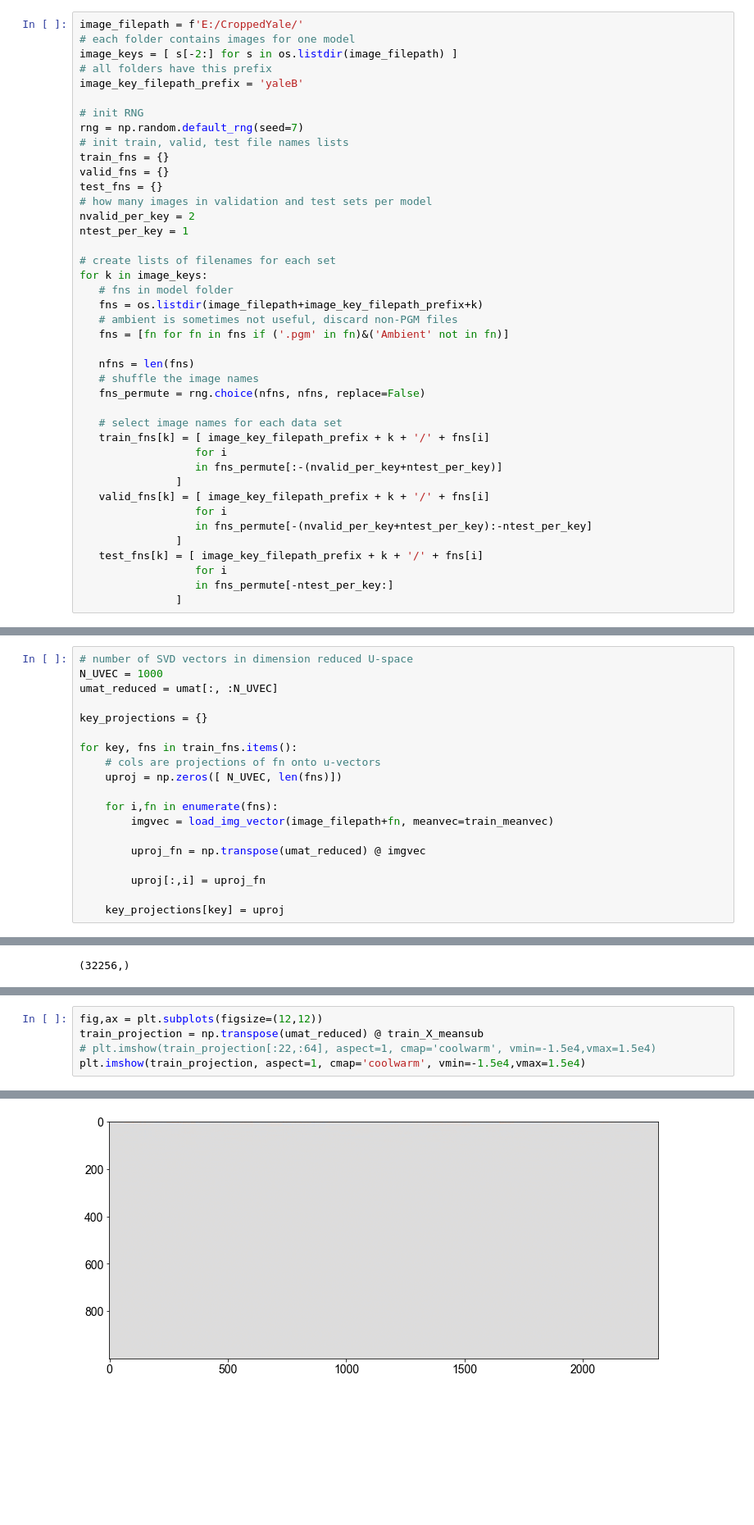
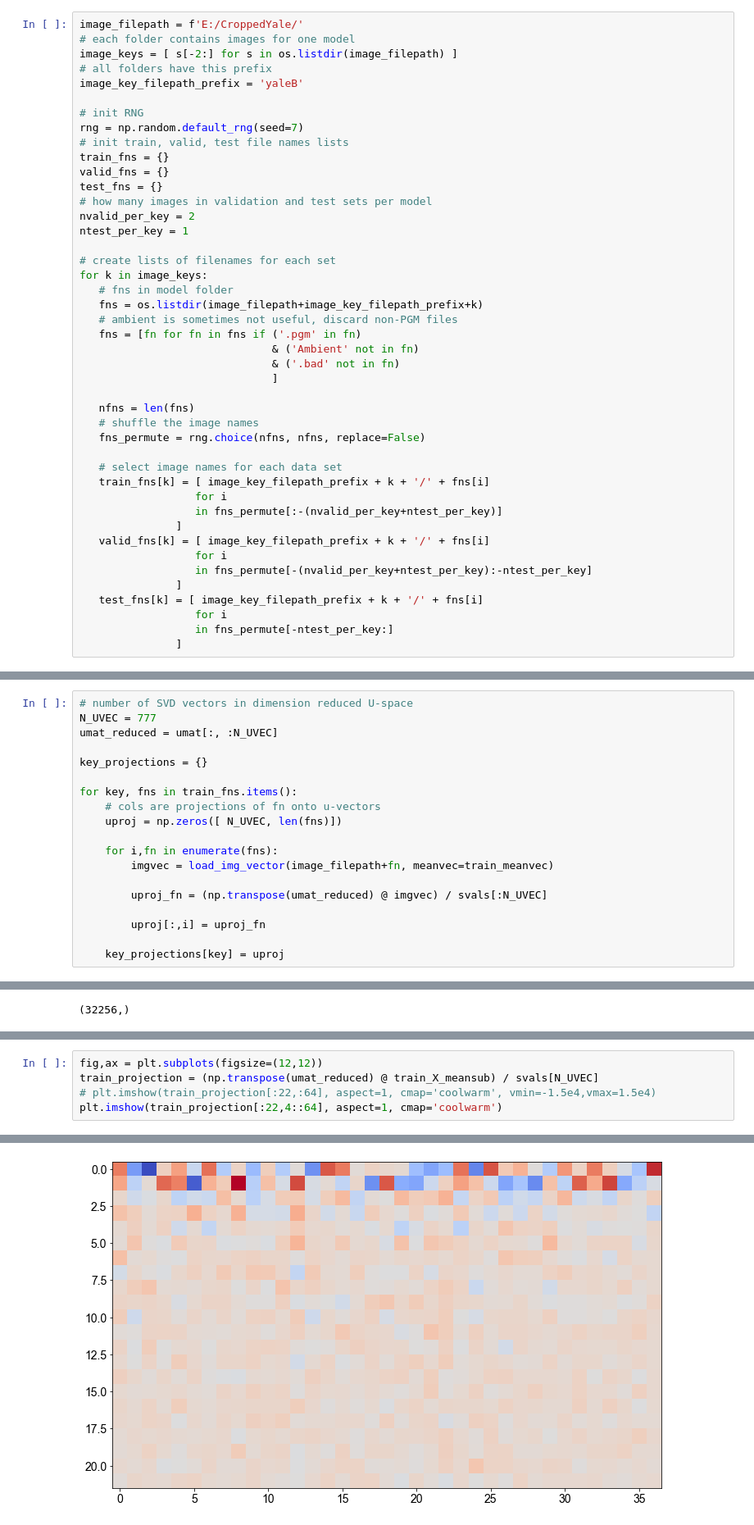
Before and after one commit to igred8/signal, a Jupyter notebook: signal/notebooks/1.0-SVD-classification-images-igad.ipynb, the cells around one changed output, grey strips where cells are left out. Shown at 82% size. Saved outputs shown, nothing was run; the diff lists cells and outputs as text; blank space fills up the shorter version.

```diff
--- a/signal/notebooks/1.0-SVD-classification-images-igad.ipynb
+++ b/signal/notebooks/1.0-SVD-classification-images-igad.ipynb
@@ -79,7 +79,10 @@ for k in image_keys:
    # fns in model folder
    fns = os.listdir(image_filepath+image_key_filepath_prefix+k)
    # ambient is sometimes not useful, discard non-PGM files
-   fns = [fn for fn in fns if ('.pgm' in fn)&('Ambient' not in fn)]
+   fns = [fn for fn in fns if ('.pgm' in fn)
+                              & ('Ambient' not in fn)
+                              & ('.bad' not in fn)
+                              ]
 
    nfns = len(fns)
    # shuffle the image names
@@ -184,7 +187,7 @@ plt.show()
 2. Compute the average u-space projection for each subject.
 # %%
 # number of SVD vectors in dimension reduced U-space
-N_UVEC = 1000
+N_UVEC = 777
 umat_reduced = umat[:, :N_UVEC]
 
 key_projections = {}
@@ -196,7 +199,7 @@ for key, fns in train_fns.items():
     for i,fn in enumerate(fns):
         imgvec = load_img_vector(image_filepath+fn, meanvec=train_meanvec)
 
-        uproj_fn = np.transpose(umat_reduced) @ imgvec
+        uproj_fn = (np.transpose(umat_reduced) @ imgvec) / svals[:N_UVEC]
 
         uproj[:,i] = uproj_fn
 
@@ -222,11 +226,11 @@ plt.show()
 # %%
 fig,ax = plt.subplots(figsize=(12,12))
-train_projection = np.transpose(umat_reduced) @ train_X_meansub
+train_projection = (np.transpose(umat_reduced) @ train_X_meansub) / svals[N_UVEC]
 # plt.imshow(train_projection[:22,:64], aspect=1, cmap='coolwarm', vmin=-1.5e4,vmax=1.5e4)
-plt.imshow(train_projection, aspect=1, cmap='coolwarm', vmin=-1.5e4,vmax=1.5e4)
+plt.imshow(train_projection[:22,4::64], aspect=1, cmap='coolwarm')
 # %% [output]
 <matplotlib.image.AxesImage at 0x...>
-[figure, old version]
+[figure, new version]
 # %%
 # average projection of key onto u-space
 NKEYS = len(image_keys)
```
Also changed, not shown: parts of 17 cells of this notebook.
